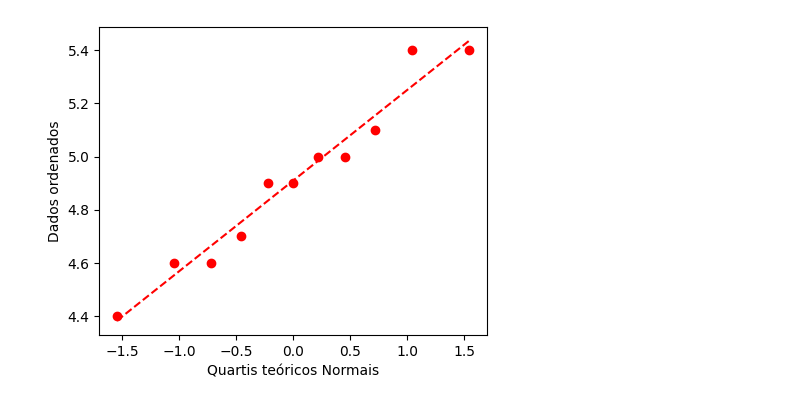
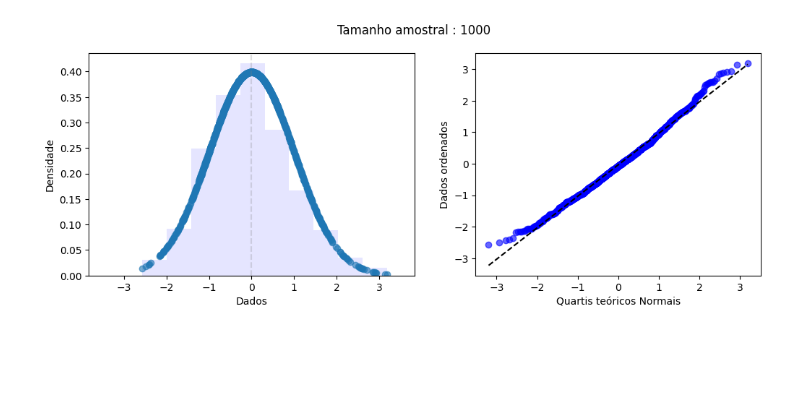
Before and after one commit to andersonmdcanteli/val-metodos-analiticos, a Jupyter notebook: make-plots/probplot/prob-example.ipynb, the cells around one changed output. Cells and saved outputs as stored; diff of their text form; code cells hidden in the pictures; blank space fills up the shorter version.

```diff
--- a/make-plots/probplot/prob-example.ipynb
+++ b/make-plots/probplot/prob-example.ipynb
@@ -3,21 +3,34 @@
 import numpy as np
 import matplotlib.pyplot as plt
 from scipy import stats
-# %%
-x = np.array([5.1, 4.9, 4.7, 4.6, 5, 5.4, 4.6, 5, 4.4, 4.9, 5.4])
-mean = x.mean()
-std = x.std(ddof=1)
-size = x.size
-sample = stats.norm.rvs(loc=mean, scale=std, size=size,)
-# %%
-sample = stats.norm.rvs(loc=mean, scale=std, size=size,)
-x_y_data, params = stats.probplot(x)
-line = params[1] + params[0]*data[0]
-plt.figure(figsize=(5,4))
-plt.scatter(x_y_data[0], x_y_data[1], c="r")
-plt.plot(x_y_data[0], line, ls="--", c="r")
-plt.xlabel("Quartis teóricos Normais")
-plt.ylabel("Dados ordenados")
-plt.show()
-# %% [output]
-[figure, removed]
+# %%
+def make_hist_with_prob_plot(size, skewness=0, random=None):
+
+
+    sample = stats.skewnorm.rvs(a=skewness, size=size, random_state=random)
+
+    fig, ax = plt.subplots(1, 2, figsize=(12,4), gridspec_kw={'width_ratios': [2, 1.75]})
+
+    ax[0].hist(sample, density=True, color = 'blue', alpha=0.1)
+    ax[0].scatter(sample, stats.skewnorm.pdf(sample, skewness,), alpha=0.6, label='skewnorm pdf')
+
+    ax[0].set_xlim(-1.2*np.max(np.abs(sample)), 1.2*np.max(np.abs(sample)))
+    ax[0].set_ylabel("Densidade")
+    ax[0].set_xlabel("Dados")
+    ax[0].axvline(x=0, c="gray", ls="--", alpha=.25)
+
+    x_y_data, params = stats.probplot(sample)
+    line = params[1] + params[0]*x_y_data[0]
+
+    ax[1].scatter(x_y_data[0], x_y_data[1], c="b", alpha=.6)
+    ax[1].plot(x_y_data[0], line, ls="--", c="k")
+    ax[1].set_xlabel("Quartis teóricos Normais")
+    ax[1].set_ylabel("Dados ordenados")
+
+
+    fig.suptitle(f"Tamanho amostral : {size}")
+    plt.show()
+# %%
+make_hist_with_prob_plot(1000, 0, 42)
+# %% [output]
+[figure, added]
```
Also changed, not shown: parts of 17 cells of this notebook.
